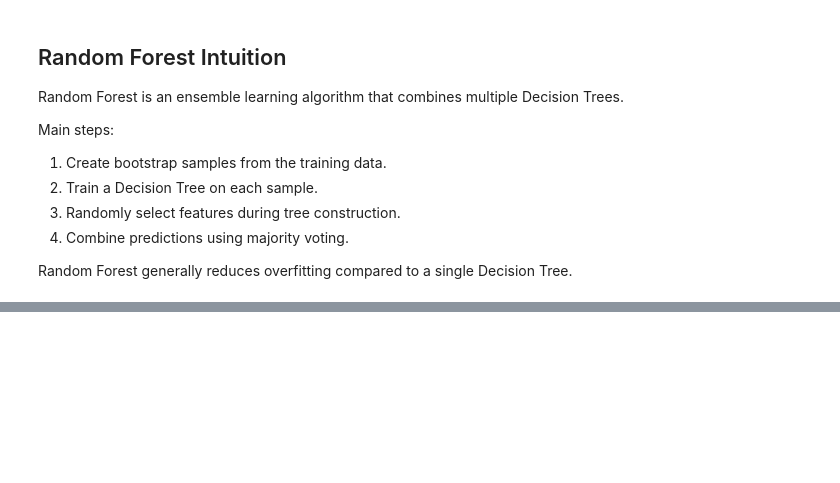
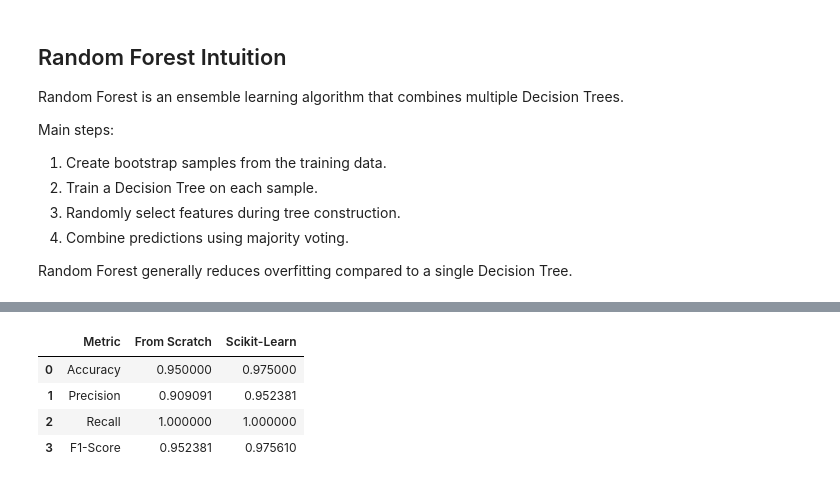
Before and after one commit to AHMAD-ALI5/machine-learning-from-scratch, a Jupyter notebook: machine-learning-from-scratch/Classification/random forest.ipynb, the cells around one changed output, grey strips where cells are left out. Cells and saved outputs as stored; diff of their text form; code cells hidden in the pictures; blank space fills up the shorter version.

```diff
--- a/machine-learning-from-scratch/Classification/random forest.ipynb
+++ b/machine-learning-from-scratch/Classification/random forest.ipynb
@@ -40,0 +343,40 @@ from sklearn.ensemble import RandomForestClassifier
+# %%
+sklearn_forest = RandomForestClassifier(
+    n_estimators=10,
+    max_depth=5,
+    max_features=2,
+    random_state=42
+)
+
+sklearn_forest.fit(X_train, y_train)
+
+sklearn_pred = sklearn_forest.predict(X_test)
+
+comparison = pd.DataFrame({
+    "Metric": [
+        "Accuracy",
+        "Precision",
+        "Recall",
+        "F1-Score"
+    ],
+    "From Scratch": [
+        accuracy_score(y_test, y_pred),
+        precision_score(y_test, y_pred, zero_division=0),
+        recall_score(y_test, y_pred, zero_division=0),
+        f1_score(y_test, y_pred, zero_division=0)
+    ],
+    "Scikit-Learn": [
+        accuracy_score(y_test, sklearn_pred),
+        precision_score(y_test, sklearn_pred, zero_division=0),
+        recall_score(y_test, sklearn_pred, zero_division=0),
+        f1_score(y_test, sklearn_pred, zero_division=0)
+    ]
+})
+
+comparison
+# %% [output]
+|  | Metric | From Scratch | Scikit-Learn |
+| 0 | Accuracy | 0.950000 | 0.975000 |
+| 1 | Precision | 0.909091 | 0.952381 |
+| 2 | Recall | 1.000000 | 1.000000 |
+| 3 | F1-Score | 0.952381 | 0.975610 |
```
Also changed, not shown: parts of 8 cells of this notebook.
